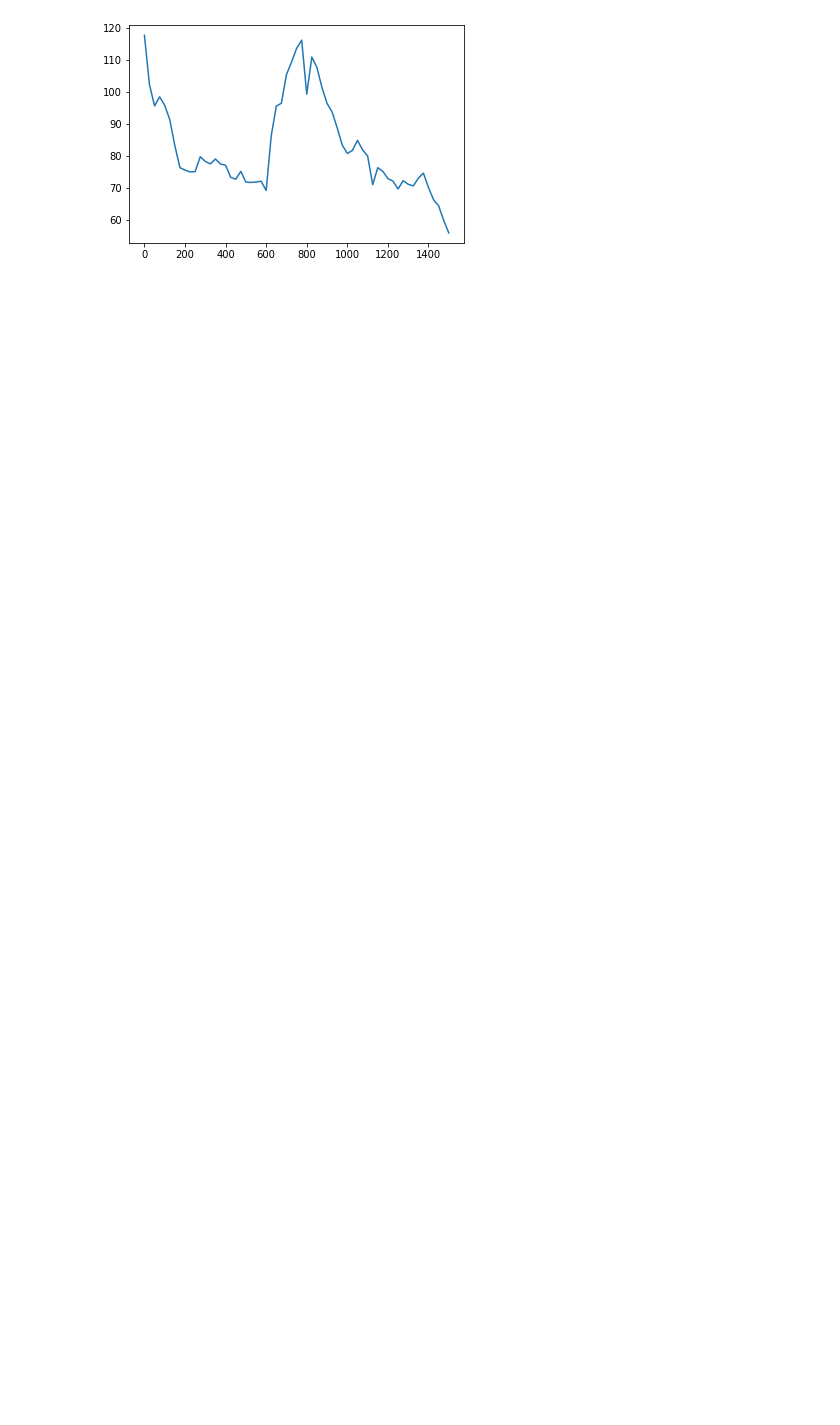
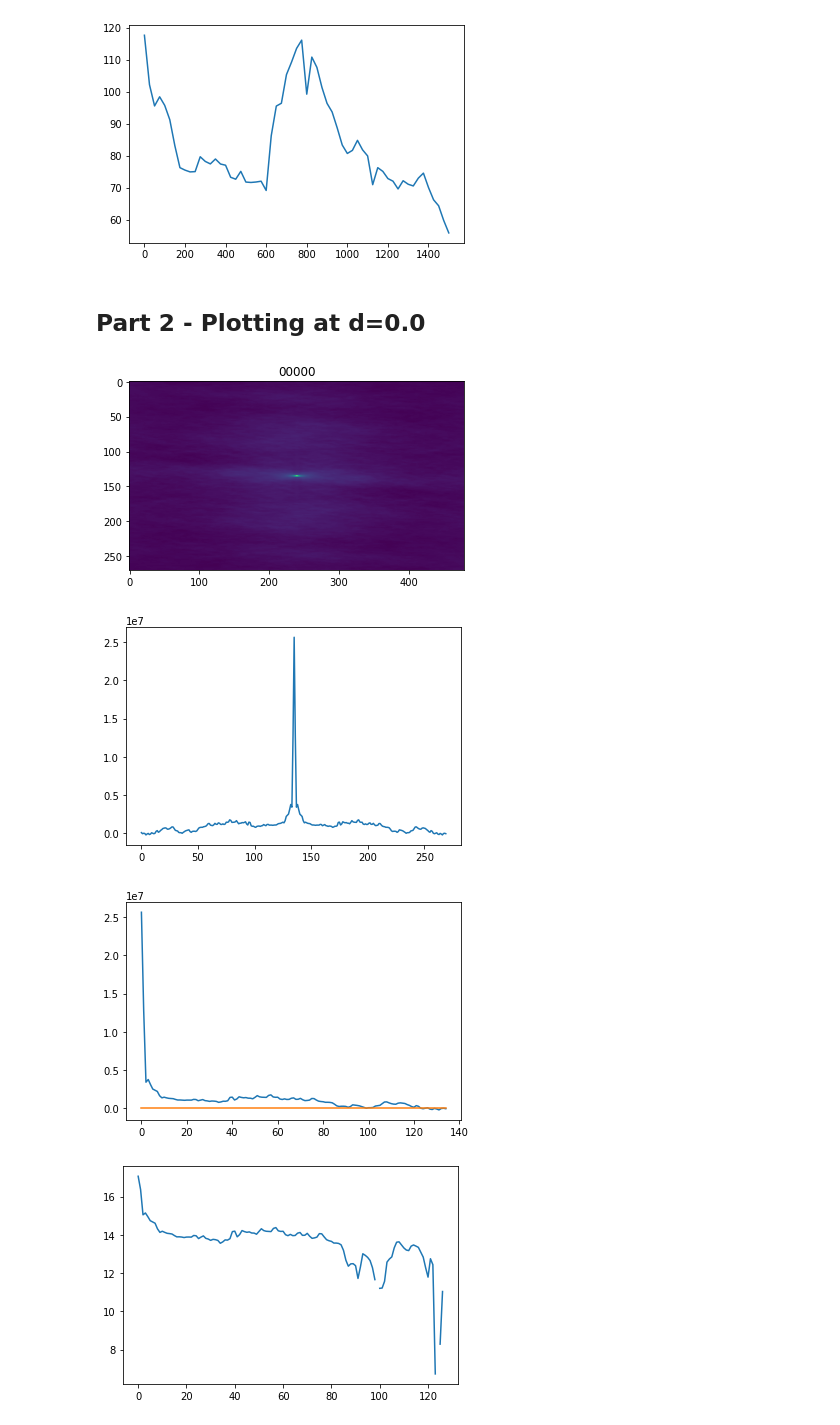
Before and after one commit to olivierleblanc/diffusercam, a Jupyter notebook: bernat/test03.ipynb, the cells around one changed output. Cells and saved outputs as stored; diff of their text form; code cells hidden in the pictures; blank space fills up the shorter version.

```diff
--- a/bernat/test03.ipynb
+++ b/bernat/test03.ipynb
@@ -255,3 +260,35 @@ plt.plot(dist_array,rati_array)
 plt.show()
 # %% [output]
 [figure]
+# %% [markdown]
+## Part 2 - Plotting at d=0.0
+# %%
+plt.imshow(auto_00000)
+plt.title('00000')
+plt.show()
+
+max00=np.amax(auto_00000)
+[max00_y,max00_x]=np.where(auto_00000==max00)
+max00_y=int(max00_y)
+max00_x=int(max00_x)
+
+plt.plot(auto_00000[:,max00_x])
+plt.show()
+
+plt.plot(auto_00000[max00_y:,max00_x])
+plt.plot(auto_00000[max00_y:,max00_x]*0)
+plt.show()
+
+postive_auto_0000=auto_00000[max00_y:,max00_x]
+# thr=1
+# for i in range(len(postive_auto_0000)):
+#     if postive_auto_0000[i]<=thr:
+#         postive_auto_0000[i]=thr
+
+plt.plot(np.log(postive_auto_0000))
+plt.show()
+# %% [output]
+[figure, added]
+[figure, added]
+[figure, added]
+[figure, added]
```
Also changed, not shown: parts of 9 cells of this notebook, 10 other files.
